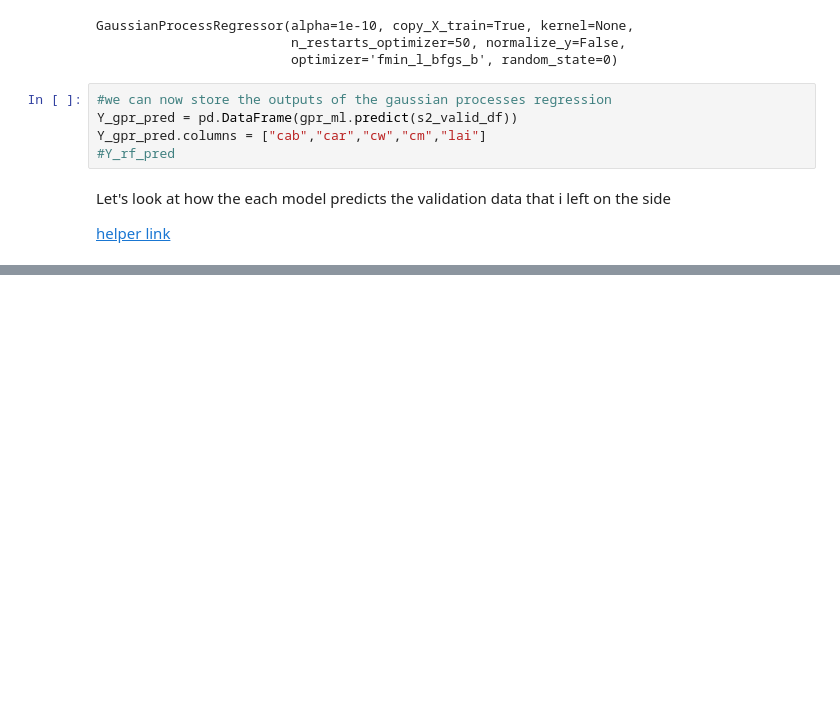
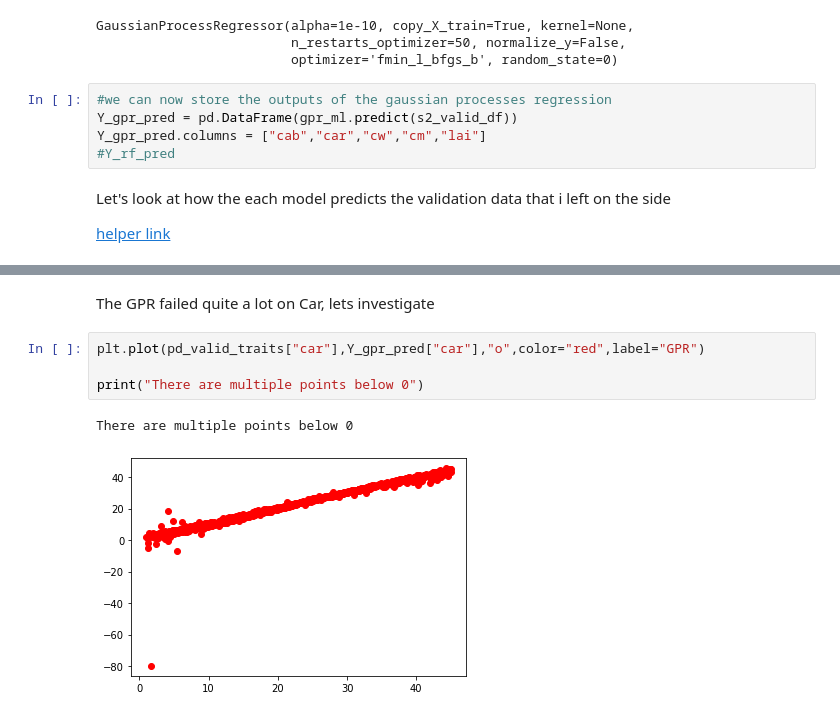
Before and after one commit to nunocesarsa/GoogleColab_public, a Jupyter notebook: RTM_Machine_Learning_vs_Optimization.ipynb, the cells around one changed output, grey strips where cells are left out. Saved outputs shown, nothing was run; the diff lists cells and outputs as text; blank space fills up the shorter version.

```diff
--- a/RTM_Machine_Learning_vs_Optimization.ipynb
+++ b/RTM_Machine_Learning_vs_Optimization.ipynb
@@ -523,2 +571,11 @@ Text(0.5, 0, 'Reference')
+# %% [markdown]
+The GPR failed quite a lot on Car, lets investigate
+# %%
+plt.plot(pd_valid_traits["car"],Y_gpr_pred["car"],"o",color="red",label="GPR")
+
+print("There are multiple points below 0")
+# %% [output]
+There are multiple points below 0
+[figure, added]
 # %%
 #plotting cm
```
Also changed, not shown: parts of 36 cells of this notebook.
